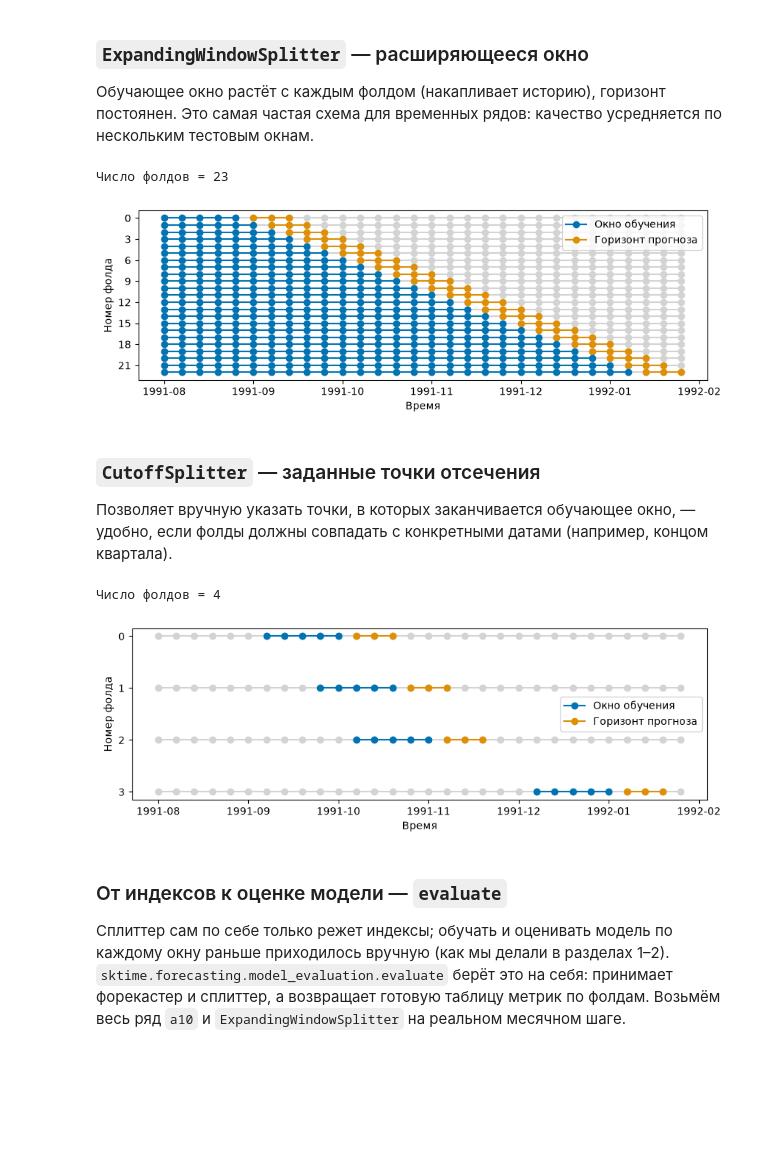
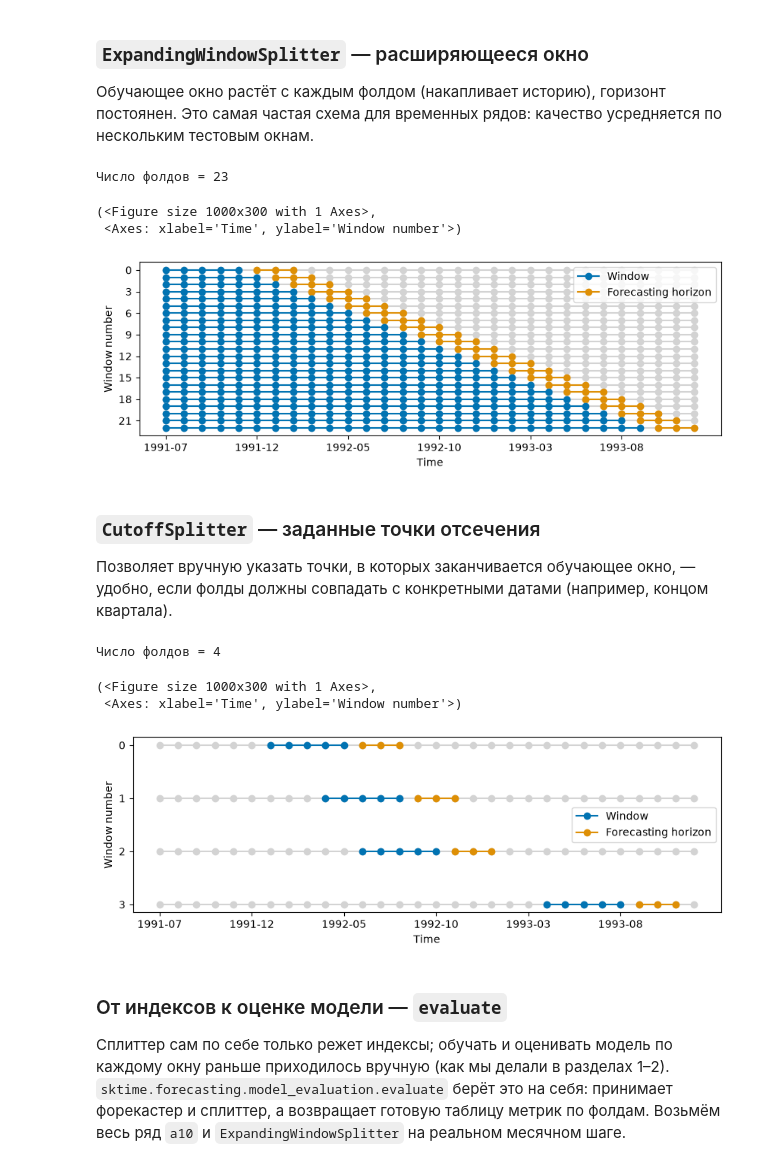
Before and after one commit to alex-hse-repository/time-series-cu-2026, a Jupyter notebook: week_2/part_2/01. Стратегии кросс-валидации.ipynb, the cells around one changed output. Cells and saved outputs as stored; diff of their text form; code cells hidden in the pictures; blank space fills up the shorter version.

```diff
--- a/week_2/part_2/01. Стратегии кросс-валидации.ipynb
+++ b/week_2/part_2/01. Стратегии кросс-валидации.ipynb
@@ -289,40 +287,6 @@ a10 = (
 a10.index = a10.index.to_period("M")
 # %% [markdown]
 Вспомогательная функция для визуализации окон: серым — весь ряд, синим — обучающее окно, оранжевым — горизонт прогноза.
-# %%
-def plot_windows(y, train_windows, test_windows, title=""):
-    """Визуализирует обучающие и тестовые окна фолдов."""
-    simplefilter("ignore", category=UserWarning)
-
-    def get_y(length, split):
-        return np.ones(length) * split
-
-    n_splits = len(train_windows)
-    n_timepoints = len(y)
-    len_test = len(test_windows[0])
-    train_color, test_color = sns.color_palette("colorblind")[:2]
-
-    _fig, ax = plt.subplots(figsize=plt.figaspect(0.3))
-    for i in range(n_splits):
-        train = train_windows[i]
-        test = test_windows[i]
-        ax.plot(np.arange(n_timepoints), get_y(n_timepoints, i), marker="o", c="lightgray")
-        ax.plot(train, get_y(len(train), i), marker="o", c=train_color, label="Окно обучения")
-        ax.plot(test, get_y(len_test, i), marker="o", c=test_color, label="Горизонт прогноза")
-    ax.invert_yaxis()
-    ax.yaxis.set_major_locator(MaxNLocator(integer=True))
-    ax.set(title=title, ylabel="Номер фолда", xlabel="Время", xticklabels=y.index)
-    handles, labels = [(leg[:2]) for leg in ax.get_legend_handles_labels()]
-    ax.legend(handles, labels)
-
-
-def get_windows(y, cv):
-    """Собирает индексы обучающих и тестовых окон из сплиттера."""
-    train_windows, test_windows = [], []
-    for train, test in cv.split(y):
-        train_windows.append(train)
-        test_windows.append(test)
-    return train_windows, test_windows
 # %%
 y = a10.iloc[:30]
 fig, ax = plot_series(y)
@@ -390,11 +366,12 @@ plot_windows(y, train_windows, test_windows)
 # %%
 cv = ExpandingWindowSplitter(initial_window=window_length, fh=fh)
 print(f"Число фолдов = {cv.get_n_splits(y)}")
-train_windows, test_windows = get_windows(y, cv)
-plot_windows(y, train_windows, test_windows)
+plot_windows(cv, y)
 # %% [output]
 Число фолдов = 23
+(<Figure size 1000x300 with 1 Axes>,
+ <Axes: xlabel='Time', ylabel='Window number'>)
-[figure, old version]
+[figure, new version]
 # %% [markdown]
 ### `CutoffSplitter` — заданные точки отсечения
 
@@ -403,11 +380,12 @@ plot_windows(y, train_windows, test_windows)
 cutoffs = np.array([10, 13, 15, 25])
 cv = CutoffSplitter(cutoffs=cutoffs, window_length=window_length, fh=fh)
 print(f"Число фолдов = {cv.get_n_splits(y)}")
-train_windows, test_windows = get_windows(y, cv)
-plot_windows(y, train_windows, test_windows)
+plot_windows(cv, y)
 # %% [output]
 Число фолдов = 4
+(<Figure size 1000x300 with 1 Axes>,
+ <Axes: xlabel='Time', ylabel='Window number'>)
-[figure, old version]
+[figure, new version]
 # %% [markdown]
 ### От индексов к оценке модели — `evaluate`
 
```
Also changed, not shown: parts of 17 cells of this notebook, 6 other files.
